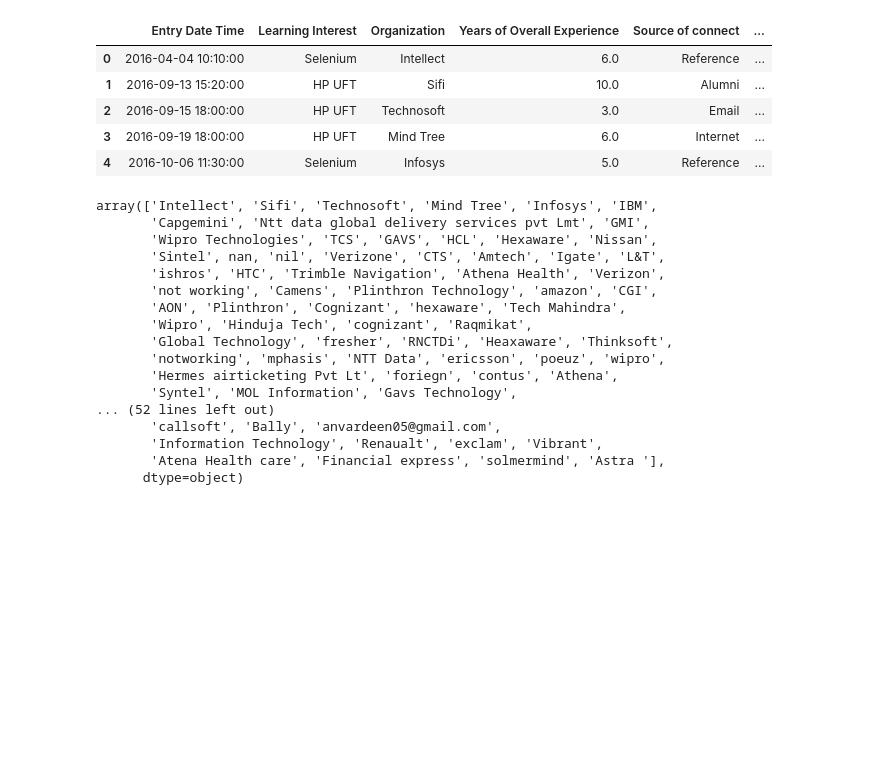
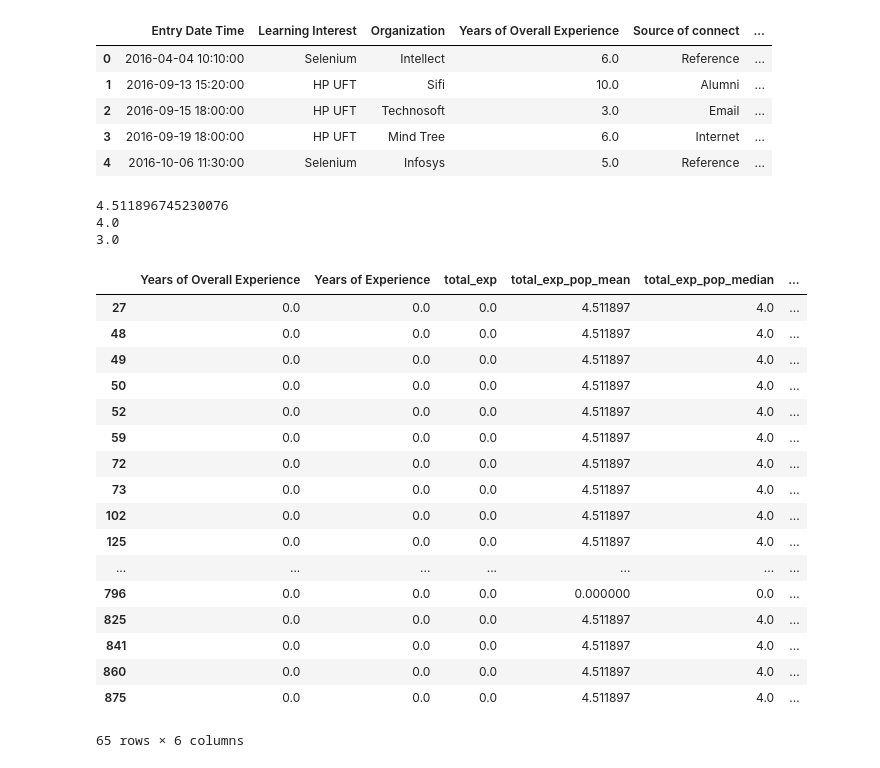
Before and after one commit to deepak-sadanandan/Python, a Jupyter notebook: Panda - Analysis.ipynb, the cells around one changed output. Cells and saved outputs as stored; diff of their text form; code cells hidden in the pictures; blank space fills up the shorter version.

```diff
--- a/Panda - Analysis.ipynb
+++ b/Panda - Analysis.ipynb
@@ -140,9 +140,9 @@ mask5 = (df['Organization'].isna()==False)
 #[^a-z, A-Z, 0-9, _ ]
 
 mask1 = ((df['total_exp_pop_mean'] == 0) & (df['Organization'].isna()==False))
-"""
-mask2 = (df['total_exp_pop_median'] == 0 & df['Organization'].str.contains(pat='\w'))
-mask3 = (df['total_exp_pop_mode'] == 0 & df['Organization'].str.contains(pat='\w'))
+mask2 = ((df['total_exp_pop_median'] == 0) & (df['Organization'].isna()==False))
+mask3 = ((df['total_exp_pop_mode'] == 0) & (df['Organization'].isna()==False))
+
 #print(df.loc[mask1][:5])
 
 df.loc[mask1, 'total_exp_pop_mean'] = df['total_exp'].mean()
@@ -153,24 +153,31 @@ print(df['total_exp'].mean())
 print(df['total_exp'].median())
 
 print(df['total_exp'].mode().iloc[0])
-"""
-org_list=['0', nan, 'nil', 'no', 'no name', 'noname', 'not', 'not disclosed', 'not given', 'not known', 'not woking ', 'not working', 'Not working', 'Not Working', 'not working (Teminos)', 'not working now', 'notworking', 'Notworking']
-df.Organization.replace(org_list, 'Nan')
 # %% [output]
-array(['Intellect', 'Sifi', 'Technosoft', 'Mind Tree', 'Infosys', 'IBM',
-       'Capgemini', 'Ntt data global delivery services pvt Lmt', 'GMI',
-       'Wipro Technologies', 'TCS', 'GAVS', 'HCL', 'Hexaware', 'Nissan',
-       'Sintel', nan, 'nil', 'Verizone', 'CTS', 'Amtech', 'Igate', 'L&T',
-       'ishros', 'HTC', 'Trimble Navigation', 'Athena Health', 'Verizon',
-       'not working', 'Camens', 'Plinthron Technology', 'amazon', 'CGI',
-       'AON', 'Plinthron', 'Cognizant', 'hexaware', 'Tech Mahindra',
-       'Wipro', 'Hinduja Tech', 'cognizant', 'Raqmikat',
-       'Global Technology', 'fresher', 'RNCTDi', 'Heaxaware', 'Thinksoft',
-       'notworking', 'mphasis', 'NTT Data', 'ericsson', 'poeuz', 'wipro',
-       'Hermes airticketing Pvt Lt', 'foriegn', 'contus', 'Athena',
-       'Syntel', 'MOL Information', 'Gavs Technology',
-... (52 lines left out)
-       'callsoft', 'Bally', 'anvardeen05@gmail.com',
-       'Information Technology', 'Renaualt', 'exclam', 'Vibrant',
-       'Atena Health care', 'Financial express', 'solmermind', 'Astra '],
-      dtype=object)
+4.511896745230076
+4.0
+3.0
+# %%
+mask4 = (df['total_exp'] == 0)
+mask5 = (df['total_exp_pop_mean'] == 0)
+sel_cols = ("Years of Overall Experience","Years of Experience",'total_exp','total_exp_pop_mean','total_exp_pop_median','total_exp_pop_mode')
+df.loc[mask4,sel_cols]
+# %% [output]
+|  | Years of Overall Experience | Years of Experience | total_exp | total_exp_pop_mean | total_exp_pop_median | ... |
+| 27 | 0.0 | 0.0 | 0.0 | 4.511897 | 4.0 | ... |
+| 48 | 0.0 | 0.0 | 0.0 | 4.511897 | 4.0 | ... |
+| 49 | 0.0 | 0.0 | 0.0 | 4.511897 | 4.0 | ... |
+| 50 | 0.0 | 0.0 | 0.0 | 4.511897 | 4.0 | ... |
+| 52 | 0.0 | 0.0 | 0.0 | 4.511897 | 4.0 | ... |
+| 59 | 0.0 | 0.0 | 0.0 | 4.511897 | 4.0 | ... |
+| 72 | 0.0 | 0.0 | 0.0 | 4.511897 | 4.0 | ... |
+| 73 | 0.0 | 0.0 | 0.0 | 4.511897 | 4.0 | ... |
+| 102 | 0.0 | 0.0 | 0.0 | 4.511897 | 4.0 | ... |
+| 125 | 0.0 | 0.0 | 0.0 | 4.511897 | 4.0 | ... |
+| ... | ... | ... | ... | ... | ... | ... |
+| 796 | 0.0 | 0.0 | 0.0 | 0.000000 | 0.0 | ... |
+| 825 | 0.0 | 0.0 | 0.0 | 4.511897 | 4.0 | ... |
+| 841 | 0.0 | 0.0 | 0.0 | 4.511897 | 4.0 | ... |
+| 860 | 0.0 | 0.0 | 0.0 | 4.511897 | 4.0 | ... |
+| 875 | 0.0 | 0.0 | 0.0 | 4.511897 | 4.0 | ... |
+65 rows × 6 columns
```
Also changed, not shown: parts of 2 cells of this notebook.
